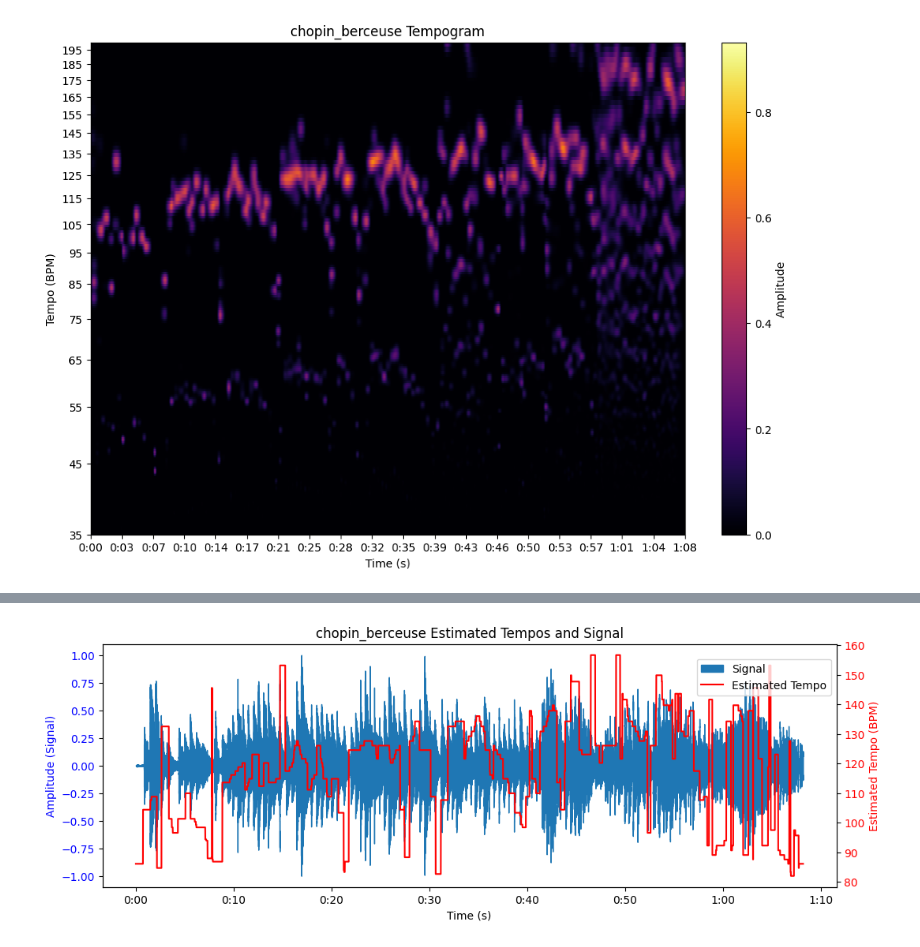
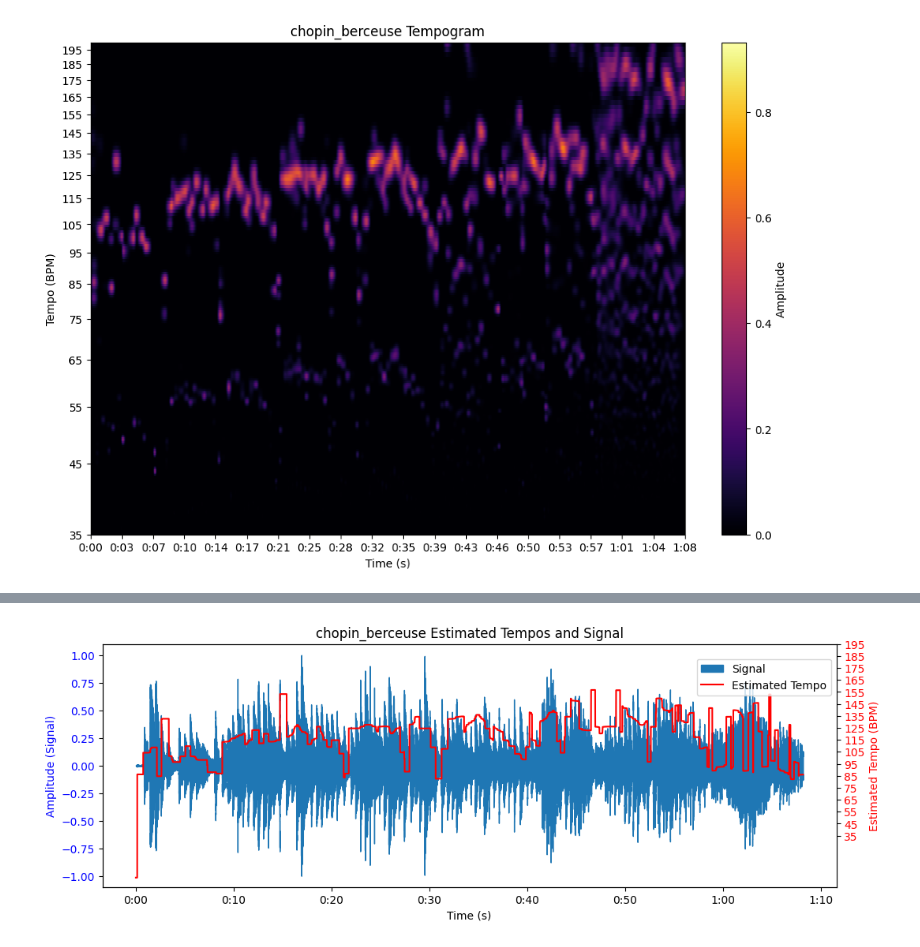
Before and after one commit to lkqiao/musical_accompanist, a Jupyter notebook: src/tempo_detect_nb.ipynb, the cells around one changed output, grey strips where cells are left out. Saved outputs shown, nothing was run; the diff lists cells and outputs as text; code cells hidden in the pictures.

Commit message:
experiment with pedal dampening and peak picking methods

```diff
--- a/src/tempo_detect_nb.ipynb
+++ b/src/tempo_detect_nb.ipynb
@@ -140,7 +140,7 @@ Traditional Approach
 # %%
 # define parameters
 hop_length = 256 # distance between frames
-win_dur = 2 # window duration in seconds
+win_dur = 2 # window duration in seconds (use 4 for percussive pieces, 2 for classical pieces)
 
 time_res = hop_length/sr # temporal resolution
 freq_res = 1/win_dur # frequency resolution
@@ -148,6 +148,9 @@ win_length = int((win_dur*sr)/hop_length) # window length in frames
 print(f'Temporal resolution: {time_res:.3f} s')
 print(f'Frequency resolution: {freq_res:.3f} Hz/bin')
 print(f'Window length: {win_length} frames')
+
+pedal_reduce = False
+pedal_strength = 0.7
 
 bandpass_high = 4000
 bandpass_low = 20
@@ -158,7 +161,7 @@ tempo_max = 200
 alpha = 0.075
 plot_tempogram = True
 
-peak_threshold = 0.3
+peak_threshold = 0.2
 # %% [output]
 Temporal resolution: 0.006 s
 Frequency resolution: 0.500 Hz/bin
@@ -315,39 +358,27 @@ Using tempo bins from 35.04 to 198.77 BPM
 # %%
-def is_outlier(val, upper_bound, lower_bound):
-    return val < lower_bound or val > upper_bound
+def is_outlier(val, median, mad, threshold):
+    return np.abs(val-median) > threshold*mad
 
-def process_tempos(data, threshold=1.5, max_iter=100000):
+def process_tempos(data, threshold=3.5, max_iter=1000):
     cleaned = data.copy()
     for _ in range(max_iter):
-        q1 = np.percentile(cleaned, 25)
-        q3 = np.percentile(cleaned, 75)
-        iqr = q3-q1
-        upper_bound, lower_bound = q3+threshold*iqr, q1-threshold*iqr
+        median = np.median(cleaned)
+        mad = np.median(np.abs(cleaned-median))
 
-        outlier_indices = [i for i, val in enumerate(cleaned) if is_outlier(val, upper_bound, lower_bound)]
+        if mad < 1e-6: break
 
+        outlier_indices = [i for i, val in enumerate(cleaned) if is_outlier(val, median, mad, threshold)]
         if not outlier_indices: break
 
         for i in outlier_indices:
-            if cleaned[i] > upper_bound: cleaned[i] /= 2
-            elif cleaned[i] < lower_bound: cleaned[i] *= 2
+            if cleaned[i] > median: cleaned[i] /= 2
+            elif cleaned[i] < median: cleaned[i] *= 2
 
     return cleaned
 # %%
-estim_tempos = process_tempos(estim_tempos, threshold=1)
+estim_tempos = process_tempos(estim_tempos)
 avg_tempo = np.mean(estim_tempos)
 std_tempo = np.std(estim_tempos)
 print(f'Average tempo: {avg_tempo:.2f} BPM')
 print(f'Standard deviation: {std_tempo:.2f} BPM')
-
-# plot estimated tempos vs time
-plt.figure(figsize=(12, 8))
-plt.plot(tempo_t, estim_tempos, color='b')
-plt.title(f'{name} Processed Estimated Tempos Over Time')
-plt.axhline(float(avg_tempo), color='orange', linestyle='--', label=f'Avg: {avg_tempo:.2f} BPM')
-plt.fill_between(tempo_t, float(avg_tempo-std_tempo), float(avg_tempo+std_tempo), color='orange', alpha=0.2, label=f'Std: {std_tempo:.2f}')
-plt.xlabel('Time (s)')
-plt.ylabel('Processed Estimated Tempo (BPM)')
-plt.yticks(np.arange(int(fmin), int(fmax), 5))
-plt.ylim(fmin, fmax)
 # %% [output]
@@ -358,16 +401,17 @@ Standard deviation: 17.44 BPM
 # %%
 # plot estimated tempos and original signal
 fig, ax1 = plt.subplots(figsize=(12, 4))
 librosa.display.waveshow(signal, sr=sr, ax=ax1, label='Signal')
 ax1.set_xlabel('Time (s)')
 ax1.set_ylabel('Amplitude (Signal)', color='b')
 ax1.tick_params(axis='y', labelcolor='b')
 
 ax2 = ax1.twinx()
 ax2.plot(tempo_t, estim_tempos, color='r', label='Estimated Tempo')
 ax2.set_ylabel('Estimated Tempo (BPM)', color='r')
 ax2.tick_params(axis='y', labelcolor='r')
+ax2.set_yticks(np.arange(int(fmin), int(fmax), 10))
 plt.title(f'{name} Estimated Tempos and Signal')
 _ = fig.legend(loc='upper right', bbox_to_anchor=(0.9, 0.85))
 # %% [output]
-[figure, old version]
+[figure, new version]
```
Also changed, not shown: parts of 12 cells of this notebook, 5 other files.
